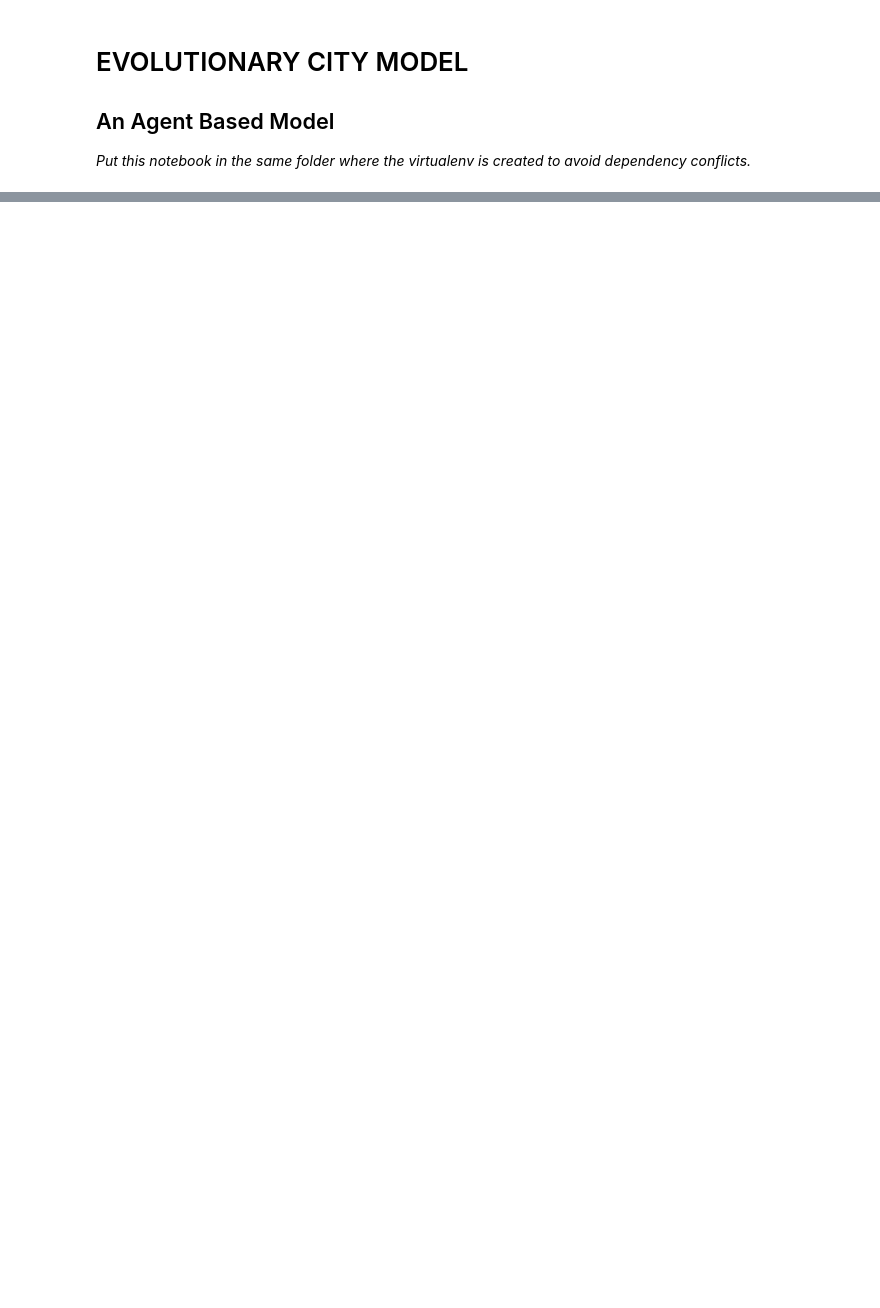
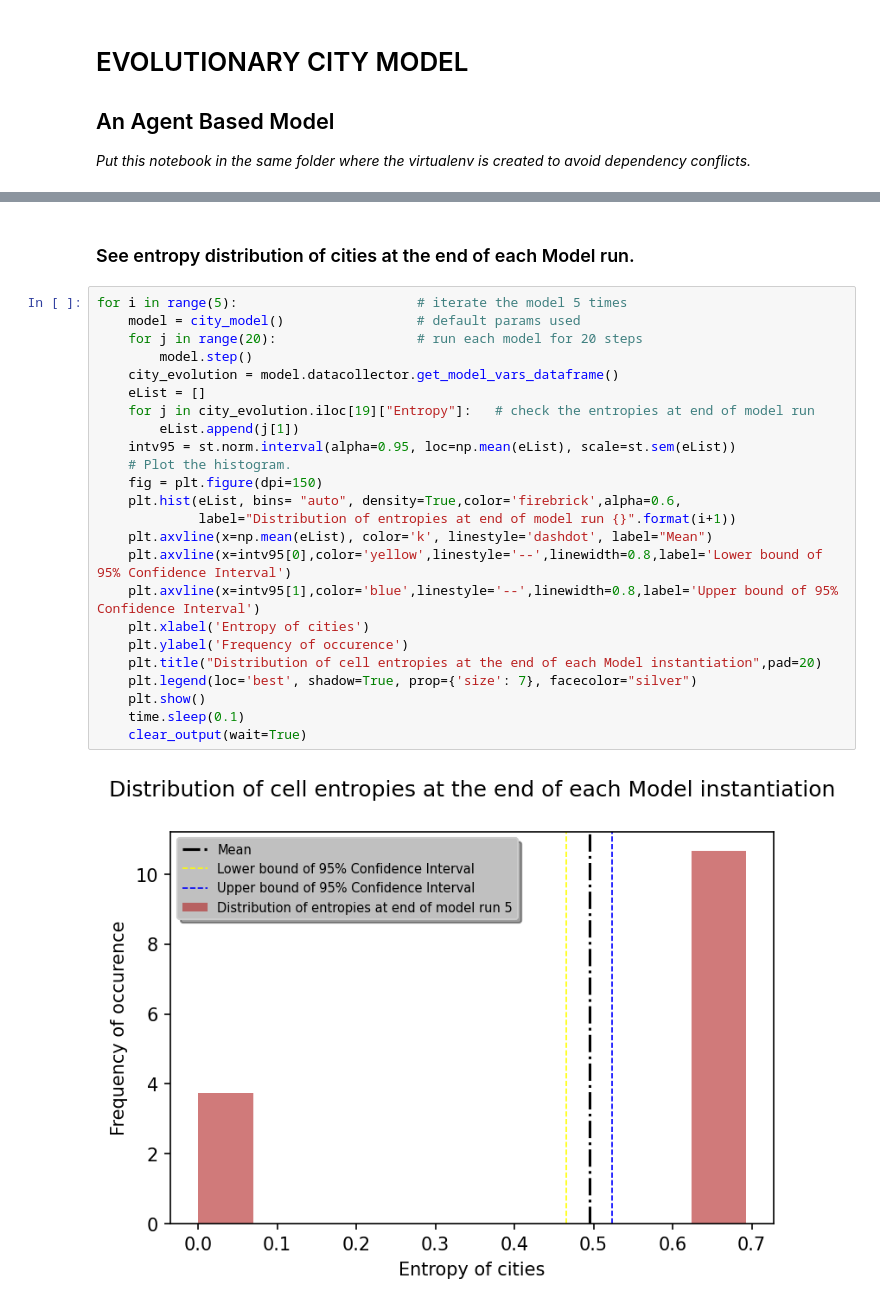
Before and after one commit to kamleshsahoo/CityFormation-ABM, a Jupyter notebook: EvolutionaryCity.ipynb, the cells around one changed output, grey strips where cells are left out. Drawn from its saved outputs; the diff is of its cells as text; blank space fills up the shorter version.

```diff
--- a/EvolutionaryCity.ipynb
+++ b/EvolutionaryCity.ipynb
@@ -136,0 +309,28 @@ class city_model(Model):
+# %% [markdown]
+### See entropy distribution of cities at the end of each Model run.
+# %%
+for i in range(5):                       # iterate the model 5 times
+    model = city_model()                 # default params used
+    for j in range(20):                  # run each model for 20 steps
+        model.step()
+    city_evolution = model.datacollector.get_model_vars_dataframe()
+    eList = []
+    for j in city_evolution.iloc[19]["Entropy"]:   # check the entropies at end of model run
+        eList.append(j[1])
+    intv95 = st.norm.interval(alpha=0.95, loc=np.mean(eList), scale=st.sem(eList))
+    # Plot the histogram.
+    fig = plt.figure(dpi=150)
+    plt.hist(eList, bins= "auto", density=True,color='firebrick',alpha=0.6,
+             label="Distribution of entropies at end of model run {}".format(i+1))
+    plt.axvline(x=np.mean(eList), color='k', linestyle='dashdot', label="Mean")
+    plt.axvline(x=intv95[0],color='yellow',linestyle='--',linewidth=0.8,label='Lower bound of 95% Confidence Interval')
+    plt.axvline(x=intv95[1],color='blue',linestyle='--',linewidth=0.8,label='Upper bound of 95% Confidence Interval')
+    plt.xlabel('Entropy of cities')
+    plt.ylabel('Frequency of occurence')
+    plt.title("Distribution of cell entropies at the end of each Model instantiation",pad=20)
+    plt.legend(loc='best', shadow=True, prop={'size': 7}, facecolor="silver")
+    plt.show()
+    time.sleep(0.1)
+    clear_output(wait=True)
+# %% [output]
+[figure, added]
```
Also changed, not shown: parts of 18 cells of this notebook.
